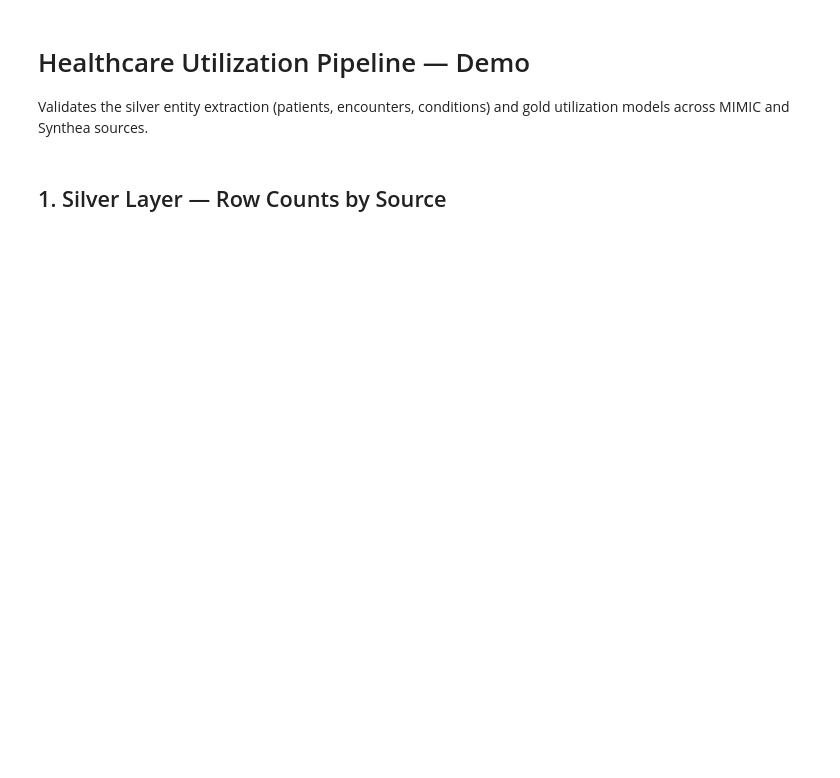
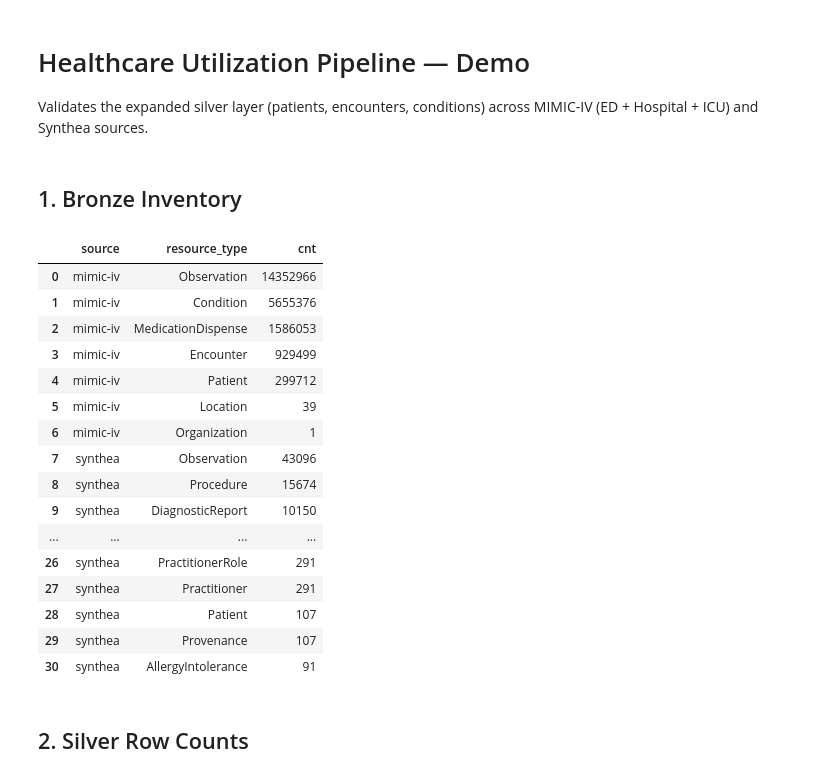
Before and after one commit to kasra321/MIMIC-FHIR, a Jupyter notebook: notebooks/healthcare_utilization_demo.ipynb, the cells around one changed output. Saved outputs shown, nothing was run; the diff lists cells and outputs as text; code cells hidden in the pictures; blank space fills up the shorter version.

```diff
--- a/notebooks/healthcare_utilization_demo.ipynb
+++ b/notebooks/healthcare_utilization_demo.ipynb
@@ -1,15 +1,43 @@
 # %% [markdown]
 # Healthcare Utilization Pipeline — Demo
 
-Validates the silver entity extraction (patients, encounters, conditions) and gold utilization models across MIMIC and Synthea sources.
+Validates the expanded silver layer (patients, encounters, conditions) across MIMIC-IV (ED + Hospital + ICU) and Synthea sources.
 # %%
 import duckdb
 import pandas as pd
 
 DB_PATH = "../data/warehouse/mimic_fhir.duckdb"
 con = duckdb.connect(DB_PATH, read_only=True)
+# %% [markdown]
+## 1. Bronze Inventory
+# %%
+con.execute("""
+    SELECT json_extract_string(resource, '$.meta.source') as source,
+           resource_type, COUNT(*) as cnt
+    FROM bronze.fhir_resources
+    GROUP BY source, resource_type
+    ORDER BY source, cnt DESC
+""").fetchdf()
+# %% [output]
+|  | source | resource_type | cnt |
+| 0 | mimic-iv | Observation | 14352966 |
+| 1 | mimic-iv | Condition | 5655376 |
+| 2 | mimic-iv | MedicationDispense | 1586053 |
+| 3 | mimic-iv | Encounter | 929499 |
+| 4 | mimic-iv | Patient | 299712 |
+| 5 | mimic-iv | Location | 39 |
+| 6 | mimic-iv | Organization | 1 |
+| 7 | synthea | Observation | 43096 |
+| 8 | synthea | Procedure | 15674 |
+| 9 | synthea | DiagnosticReport | 10150 |
+| ... | ... | ... | ... |
+| 26 | synthea | PractitionerRole | 291 |
+| 27 | synthea | Practitioner | 291 |
+| 28 | synthea | Patient | 107 |
+| 29 | synthea | Provenance | 107 |
+| 30 | synthea | AllergyIntolerance | 91 |
 # %% [markdown]
-## 1. Silver Layer — Row Counts by Source
+## 2. Silver Row Counts
 # %%
 for table in ['patients', 'encounters', 'conditions']:
     df = con.execute(f"SELECT source, COUNT(*) as rows FROM silver.{table} GROUP BY source ORDER BY source").fetchdf()
```
Also changed, not shown: parts of 29 cells of this notebook, 21 other files.
